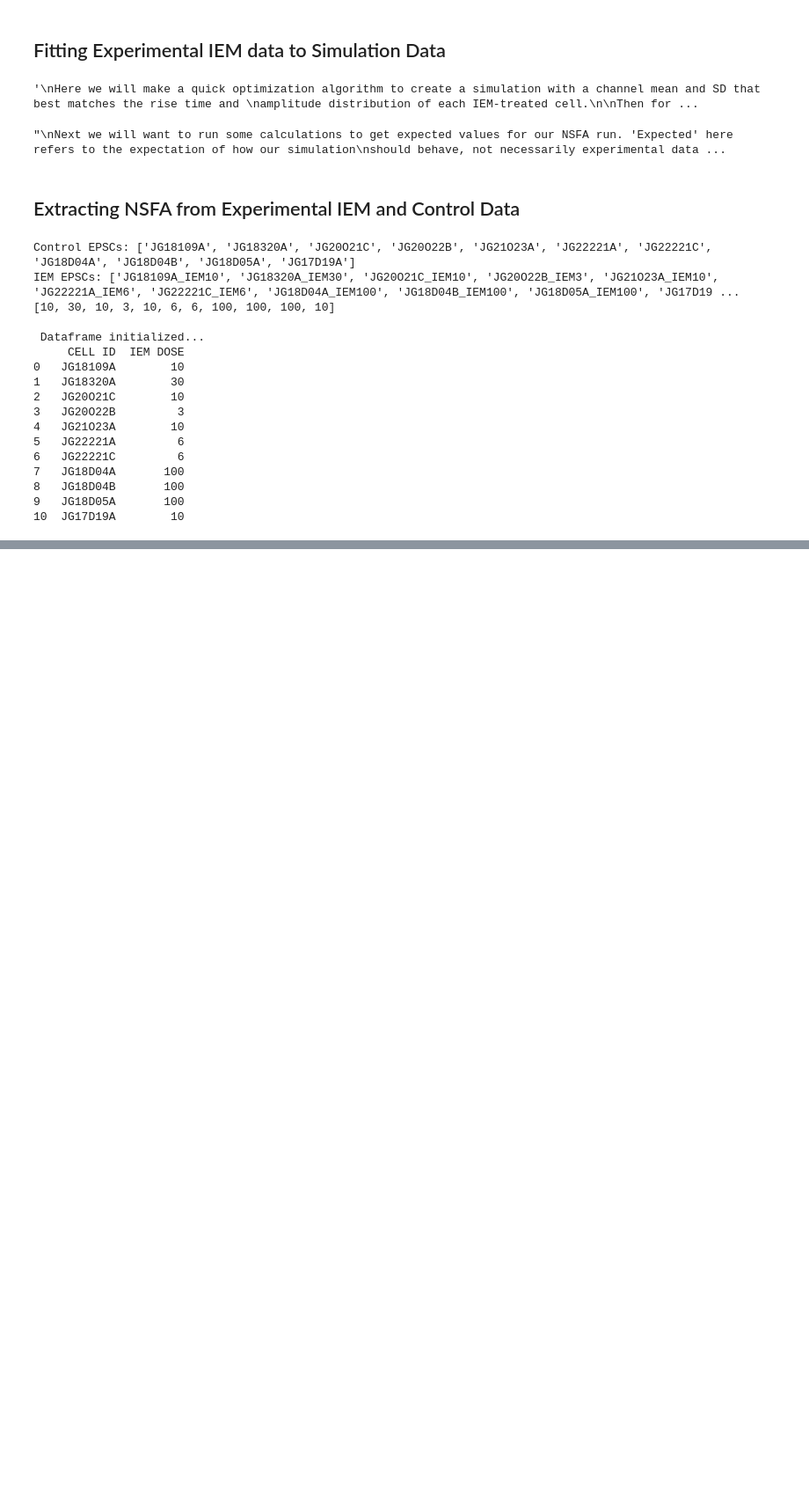
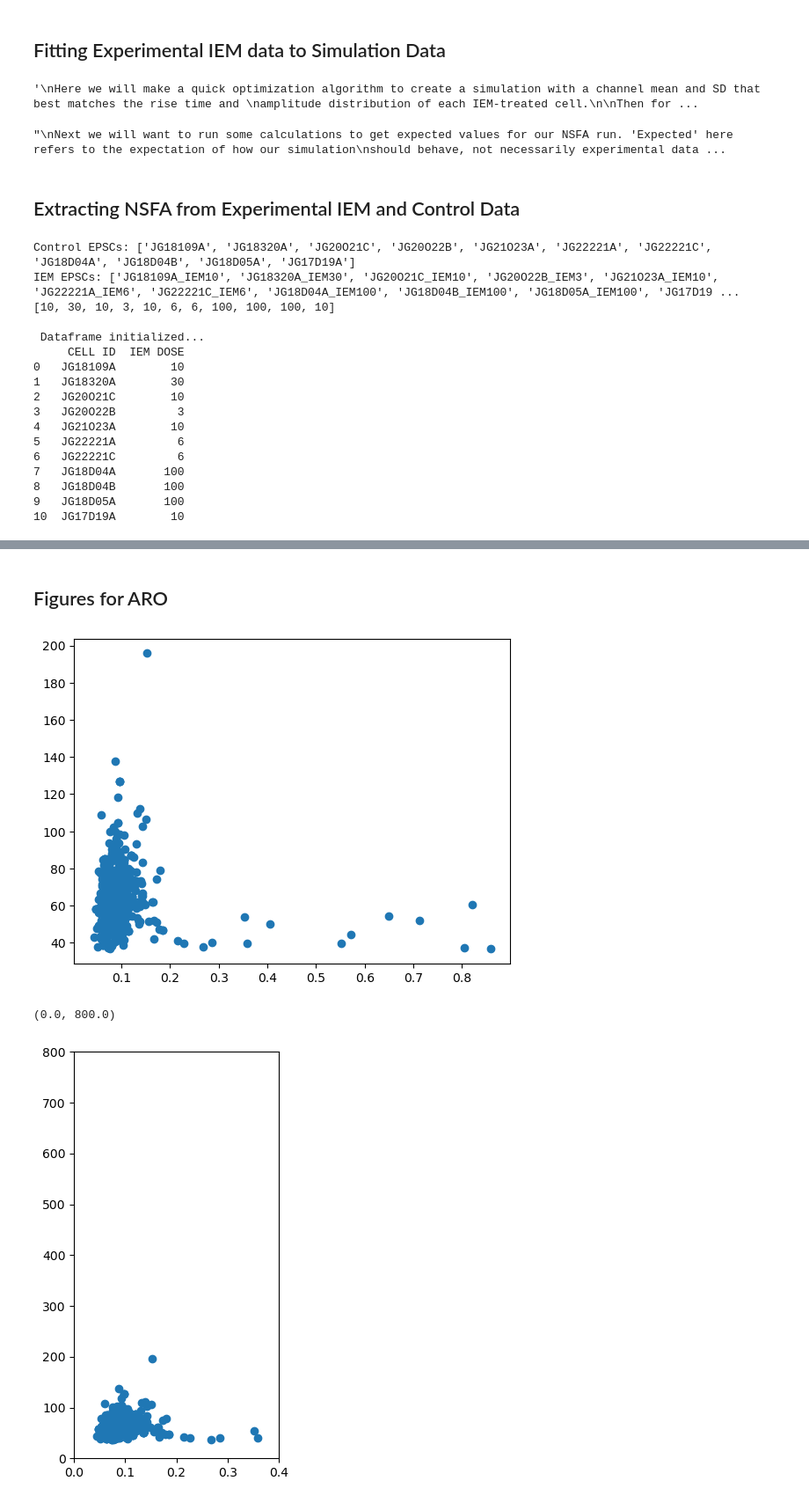
Before and after one commit to jawadmona22/Python-EPSC-NSFA-Pipeline, a Jupyter notebook: Extracting Calcium Permeable Info.ipynb, the cells around one changed output, grey strips where cells are left out. Shown at 88% size. Cells and saved outputs as stored; diff of their text form; code cells hidden in the pictures; blank space fills up the shorter version.

```diff
--- a/Extracting Calcium Permeable Info.ipynb
+++ b/Extracting Calcium Permeable Info.ipynb
@@ -1256,3 +1176,39 @@ See the caveats in the documentation: https://pandas.pydata.org/pandas-docs/stab
+# %% [markdown]
+## Figures for ARO ##
+# %%
+#Comparing CDF of rise times and amplitudes between control and simulations
+
+
+
+IEM_cell = pd.read_excel(IEM_path ,sheet_name='JG18D05A_IEM100')
+IEM_cell_clean = IEM_cell.sub(IEM_cell.iloc[:15].mean())
+
+
+exp_rise_times = np.array(rise_times_histogram_creator(IEM_cell, "/", sampling_rate=0.02, plt_show=False))
+exp_amps = np.array(amplitude_histogram_creator(clean_IEM_cell,"/",plt_show = False))
+
+
+plt.scatter(exp_rise_times,exp_amps)
+plt.show()
+
+
+
+exp_rise_times_clean = []
+exp_amps_clean = []
+
+for idx, rt in enumerate(exp_rise_times):
+    if rt < 0.4:
+        exp_rise_times_clean.append(rt)
+        exp_amps_clean.append(exp_amps[idx])
+plt.figure(figsize=(3,6))
+
+plt.scatter(exp_rise_times_clean, exp_amps_clean)
+plt.xlim(0,.4)
+plt.ylim(0,800)
+# %% [output]
+[figure, added]
+(0.0, 800.0)
+[figure, added]
 # %%
 #Optimizing the simulation to mimic the IEM cells
 experimental_sampling_rate = .02 ###300 samples, 6 seconds, 6/300 = .02 seconds/sample
```
Also changed, not shown: parts of 19 cells of this notebook, 3 other files.
